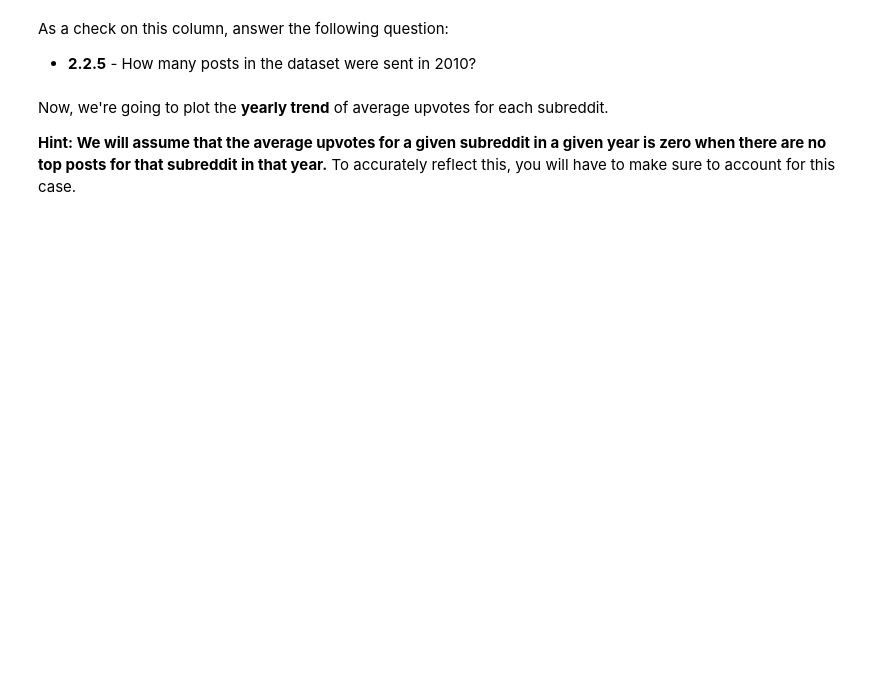
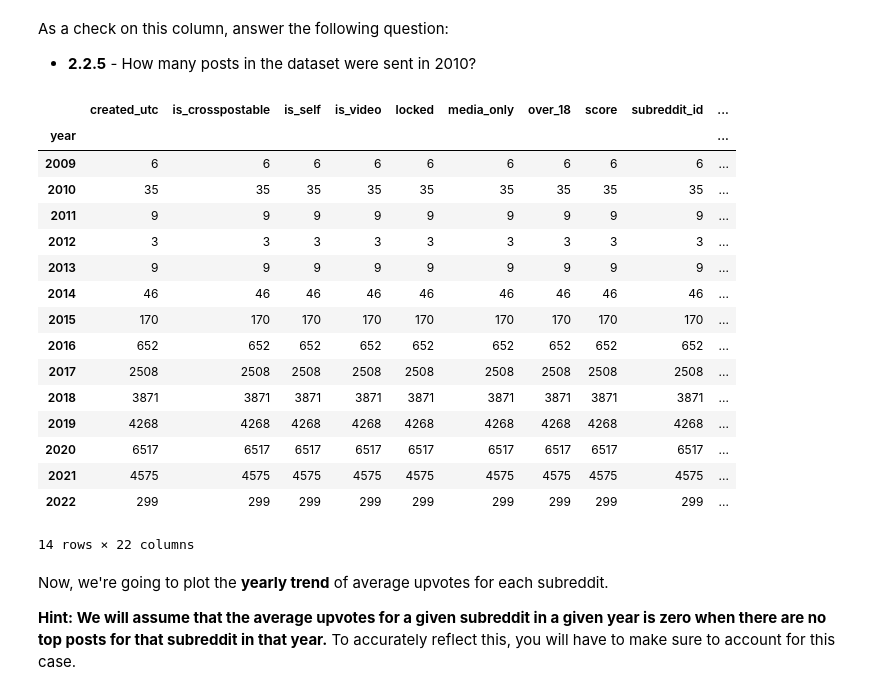
Before and after one commit to IAM-RAAVAAN/ml-project, a Jupyter notebook: assignment_1_474_s22_working.ipynb, the cells around one changed output. Cells and saved outputs as stored; diff of their text form; code cells hidden in the pictures; blank space fills up the shorter version.

```diff
--- a/assignment_1_474_s22_working.ipynb
+++ b/assignment_1_474_s22_working.ipynb
@@ -344,6 +368,26 @@ As a check on this column, answer the following question:
 - **2.2.5** - How many posts in the dataset were sent in 2010?
 # %%
 # Code for 2.2.5 here
+posts_time=part2_data.groupby('year').count()
+posts_time
+# %% [output]
+|  | created_utc | is_crosspostable | is_self | is_video | locked | media_only | over_18 | score | subreddit_id | ... |
+| year |  |  |  |  |  |  |  |  |  | ... |
+| 2009 | 6 | 6 | 6 | 6 | 6 | 6 | 6 | 6 | 6 | ... |
+| 2010 | 35 | 35 | 35 | 35 | 35 | 35 | 35 | 35 | 35 | ... |
+| 2011 | 9 | 9 | 9 | 9 | 9 | 9 | 9 | 9 | 9 | ... |
+| 2012 | 3 | 3 | 3 | 3 | 3 | 3 | 3 | 3 | 3 | ... |
+| 2013 | 9 | 9 | 9 | 9 | 9 | 9 | 9 | 9 | 9 | ... |
+| 2014 | 46 | 46 | 46 | 46 | 46 | 46 | 46 | 46 | 46 | ... |
+| 2015 | 170 | 170 | 170 | 170 | 170 | 170 | 170 | 170 | 170 | ... |
+| 2016 | 652 | 652 | 652 | 652 | 652 | 652 | 652 | 652 | 652 | ... |
+| 2017 | 2508 | 2508 | 2508 | 2508 | 2508 | 2508 | 2508 | 2508 | 2508 | ... |
+| 2018 | 3871 | 3871 | 3871 | 3871 | 3871 | 3871 | 3871 | 3871 | 3871 | ... |
+| 2019 | 4268 | 4268 | 4268 | 4268 | 4268 | 4268 | 4268 | 4268 | 4268 | ... |
+| 2020 | 6517 | 6517 | 6517 | 6517 | 6517 | 6517 | 6517 | 6517 | 6517 | ... |
+| 2021 | 4575 | 4575 | 4575 | 4575 | 4575 | 4575 | 4575 | 4575 | 4575 | ... |
+| 2022 | 299 | 299 | 299 | 299 | 299 | 299 | 299 | 299 | 299 | ... |
+14 rows × 22 columns
 # %% [markdown]
 Now, we're going to plot the **yearly trend** of average upvotes for each subreddit.
 
```
Also changed, not shown: parts of 13 cells of this notebook, 1 other file.
